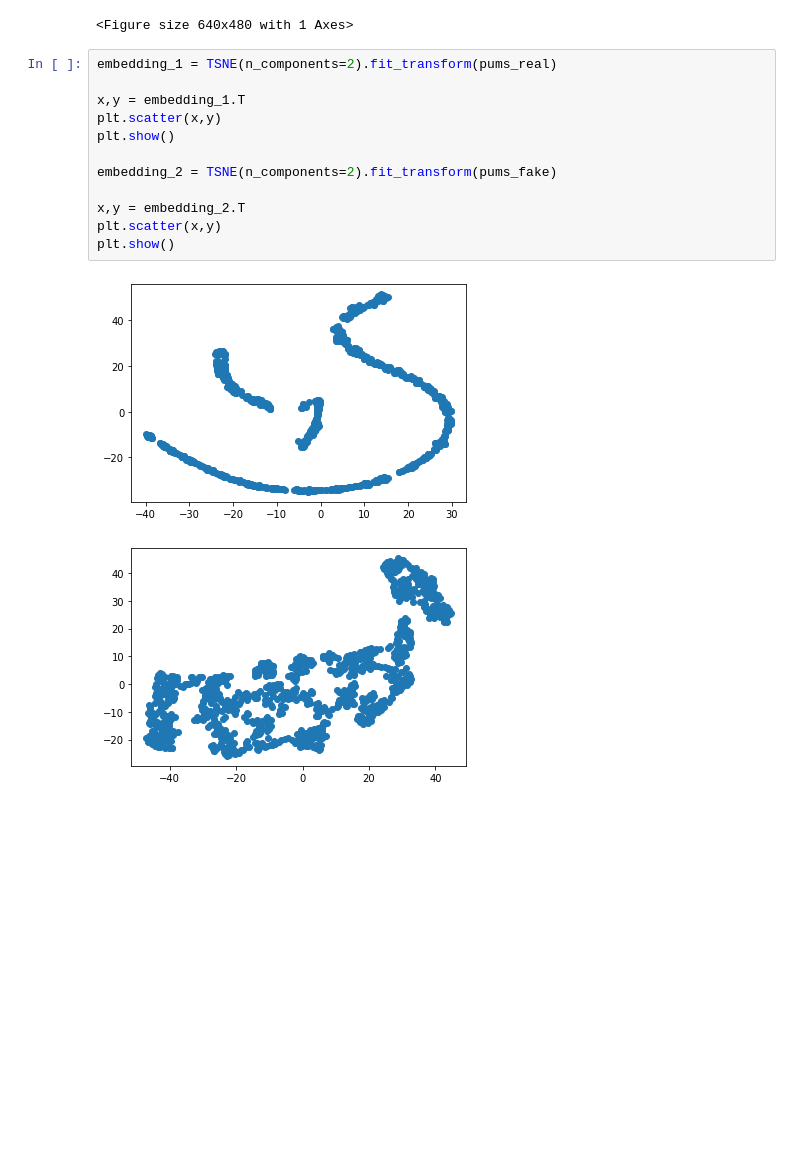
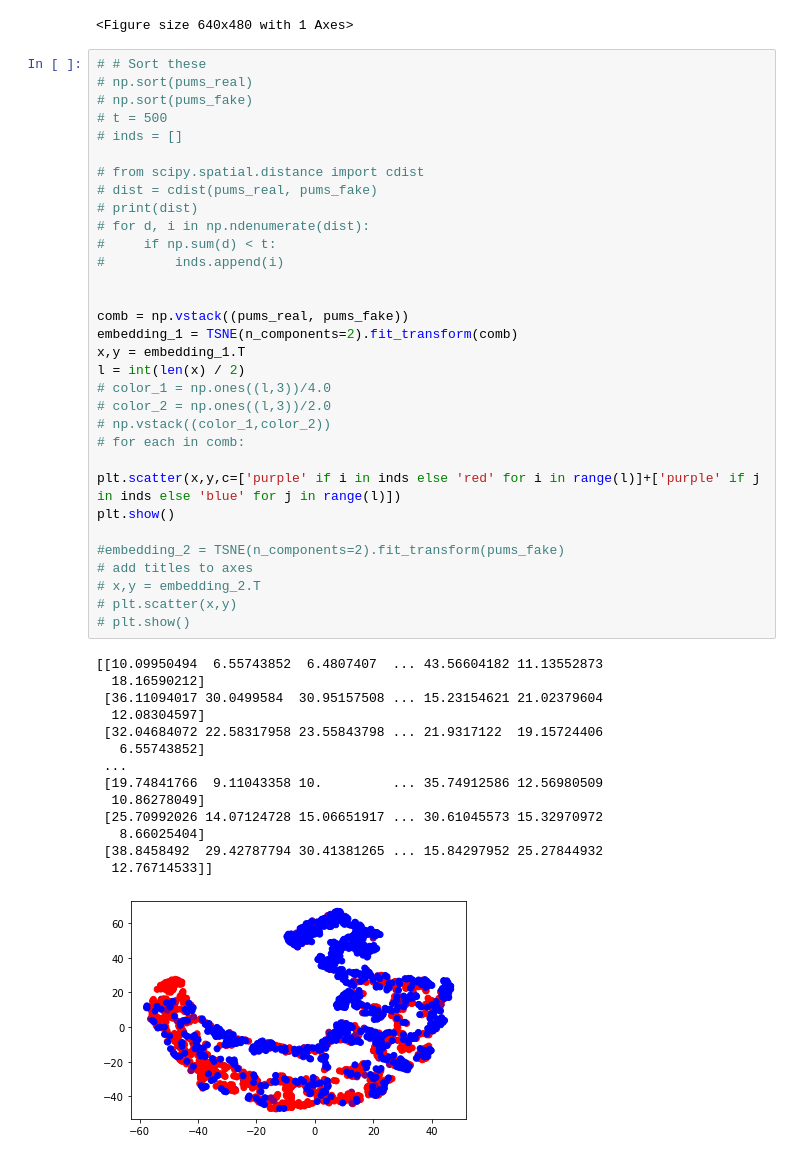
Before and after one commit to opendp/smartnoise-sdk, a Jupyter notebook: service/demo.ipynb, the cells around one changed output. Saved outputs shown, nothing was run; the diff lists cells and outputs as text; blank space fills up the shorter version.

```diff
--- a/service/demo.ipynb
+++ b/service/demo.ipynb
@@ -27,21 +27,53 @@ plt.show()
 # %% [output]
 <Figure size 640x480 with 1 Axes>
 <Figure size 640x480 with 1 Axes>
-# %%
-embedding_1 = TSNE(n_components=2).fit_transform(pums_real)
-
-x,y = embedding_1.T
-plt.scatter(x,y)
-plt.show()
-
-embedding_2 = TSNE(n_components=2).fit_transform(pums_fake)
-
-x,y = embedding_2.T
-plt.scatter(x,y)
-plt.show()
-# %% [output]
-[figure, removed]
-[figure, removed]
+# %%
+# # Sort these
+# np.sort(pums_real)
+# np.sort(pums_fake)
+# t = 500
+# inds = []
+
+# from scipy.spatial.distance import cdist
+# dist = cdist(pums_real, pums_fake)
+# print(dist)
+# for d, i in np.ndenumerate(dist):
+#     if np.sum(d) < t:
+#         inds.append(i)
+
+
+comb = np.vstack((pums_real, pums_fake))
+embedding_1 = TSNE(n_components=2).fit_transform(comb)
+x,y = embedding_1.T
+l = int(len(x) / 2)
+# color_1 = np.ones((l,3))/4.0
+# color_2 = np.ones((l,3))/2.0
+# np.vstack((color_1,color_2))
+# for each in comb:
+
+plt.scatter(x,y,c=['purple' if i in inds else 'red' for i in range(l)]+['purple' if j in inds else 'blue' for j in range(l)])
+plt.show()
+
+#embedding_2 = TSNE(n_components=2).fit_transform(pums_fake)
+# add titles to axes
+# x,y = embedding_2.T
+# plt.scatter(x,y)
+# plt.show()
+# %% [output]
+[[10.09950494  6.55743852  6.4807407  ... 43.56604182 11.13552873
+  18.16590212]
+ [36.11094017 30.0499584  30.95157508 ... 15.23154621 21.02379604
+  12.08304597]
+ [32.04684072 22.58317958 23.55843798 ... 21.9317122  19.15724406
+   6.55743852]
+ ...
+ [19.74841766  9.11043358 10.         ... 35.74912586 12.56980509
+  10.86278049]
+ [25.70992026 14.07124728 15.06651917 ... 30.61045573 15.32970972
+   8.66025404]
+ [38.8458492  29.42787794 30.41381265 ... 15.84297952 25.27844932
+  12.76714533]]
+[figure, added]
 # %%
 pd_pums_less_fake = pd.read_csv("datasets/mwem_PUMS_less_private.csv")
 
```
Also changed, not shown: parts of 3 cells of this notebook, 5 other files.
